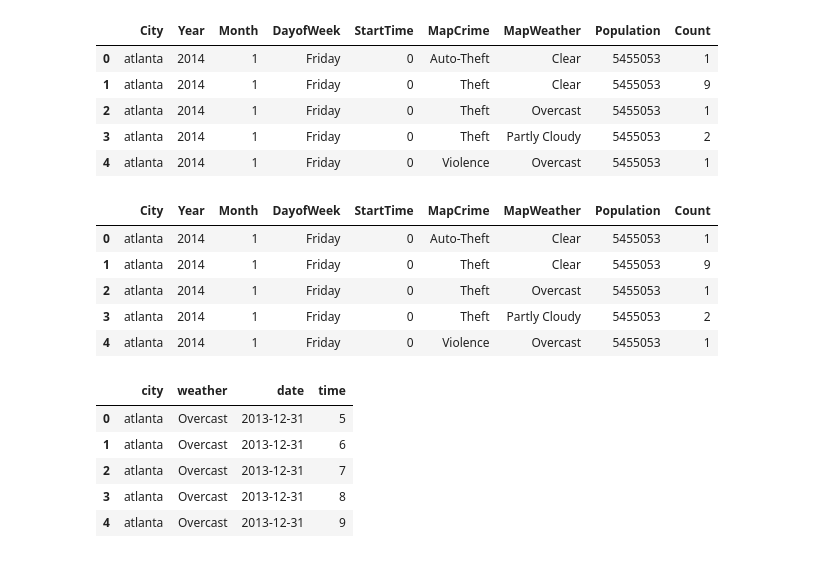
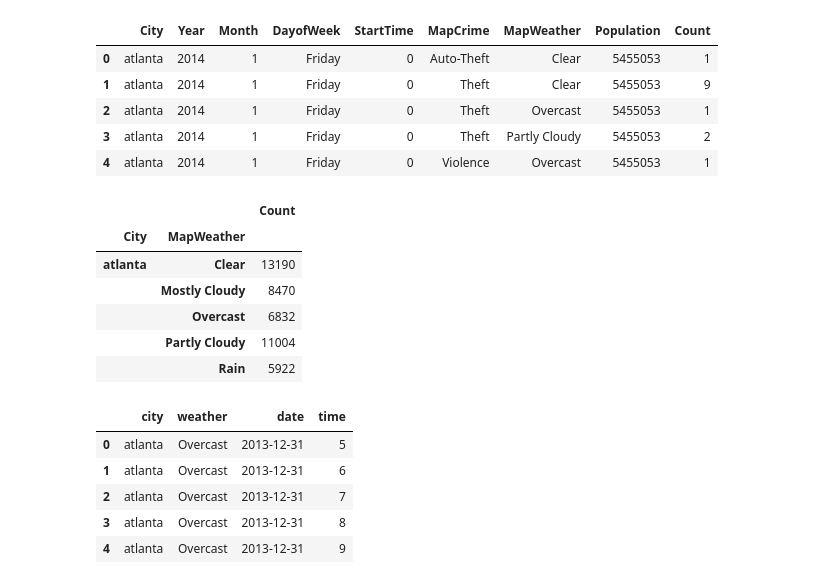
Before and after one commit to Trippl7777/Project_2, a Jupyter notebook: plots/Data Analsyis/glms.ipynb, the cells around one changed output. Cells and saved outputs as stored; diff of their text form; code cells hidden in the pictures.

```diff
--- a/plots/Data Analsyis/glms.ipynb
+++ b/plots/Data Analsyis/glms.ipynb
@@ -13,7 +24,7 @@ import scipy.stats as stats
 # %%
 file = "SummaryData_Pop.csv"
-df = pd.read_csv(file)
-df.head()
+crime = pd.read_csv(file)
+crime.head()
 # %% [output]
 |  | City | Year | Month | DayofWeek | StartTime | MapCrime | MapWeather | Population | Count |
 | 0 | atlanta | 2014 | 1 | Friday | 0 | Auto-Theft | Clear | 5455053 | 1 |
@@ -21,12 +32,17 @@ df.head()
 | 2 | atlanta | 2014 | 1 | Friday | 0 | Theft | Overcast | 5455053 | 1 |
 | 3 | atlanta | 2014 | 1 | Friday | 0 | Theft | Partly Cloudy | 5455053 | 2 |
 | 4 | atlanta | 2014 | 1 | Friday | 0 | Violence | Overcast | 5455053 | 1 |
-# %%
-df.head()
-# %% [output]
-|  | City | Year | Month | DayofWeek | StartTime | MapCrime | MapWeather | Population | Count |
-| 0 | atlanta | 2014 | 1 | Friday | 0 | Auto-Theft | Clear | 5455053 | 1 |
-| 1 | atlanta | 2014 | 1 | Friday | 0 | Theft | Clear | 5455053 | 9 |
-| 2 | atlanta | 2014 | 1 | Friday | 0 | Theft | Overcast | 5455053 | 1 |
-| 3 | atlanta | 2014 | 1 | Friday | 0 | Theft | Partly Cloudy | 5455053 | 2 |
-| 4 | atlanta | 2014 | 1 | Friday | 0 | Violence | Overcast | 5455053 | 1 |
+# %%
+fields = ["City", "MapWeather", "Count"]
+crime1 = crime[fields].copy()
+fields = ["City", "MapWeather"]
+crime_sum = crime1.groupby(fields).agg("count")
+crime_sum.head()
+# %% [output]
+|  |  | Count |
+| City | MapWeather |  |
+| atlanta | Clear | 13190 |
+|  | Mostly Cloudy | 8470 |
+|  | Overcast | 6832 |
+|  | Partly Cloudy | 11004 |
+|  | Rain | 5922 |
```
Also changed, not shown: parts of 13 cells of this notebook, 2 other files.
